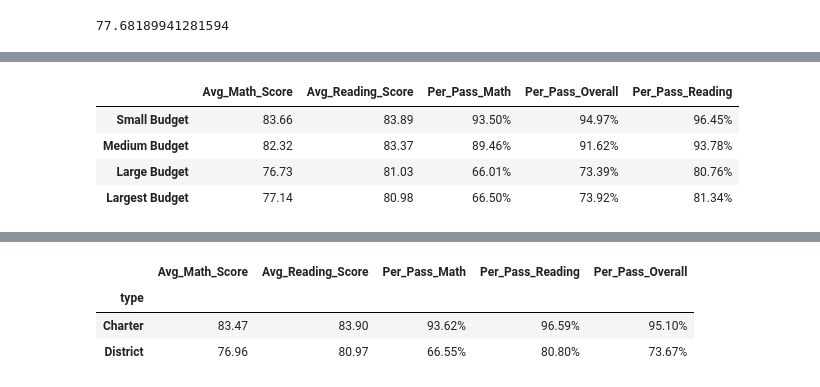
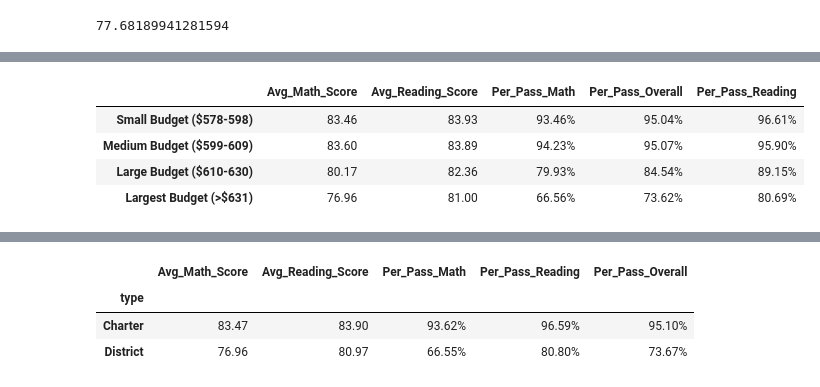
Before and after one commit to rontsung/academy-of-py, a Jupyter notebook: HW4/HW4.ipynb, the cells around one changed output, grey strips where cells are left out. Drawn from its saved outputs; the diff is of its cells as text; code cells hidden in the pictures.

```diff
--- a/HW4/HW4.ipynb
+++ b/HW4/HW4.ipynb
@@ -171,42 +148,42 @@ grade.mean()[["math_score"]]
 # %%
-interval = school_summary["budget"].max()/4
-least = school_summary["budget"].min()
-bin1 = school_summary.loc[school_summary["budget"]<=least+interval]
-bin2 = school_summary.loc[(school_summary["budget"]>(least+interval)) & (school_summary["budget"]<=least+2*interval)]
-bin3 = school_summary.loc[(school_summary["budget"]>(least+2* interval)) & (school_summary["budget"]<=least+3*interval)]
-bin4 = school_summary.loc[(school_summary["budget"]>(least+3* interval))]
+interval = 20 #(school_summary["Per_Student"].max()-school_summary["Per_Student"].min())/4
+least = school_summary["Per_Student"].min()
+bin1 = school_summary.loc[school_summary["Per_Student"]<=least+interval]
+bin2 = school_summary.loc[(school_summary["Per_Student"]>(least+interval)) & (school_summary["Per_Student"]<=least+2*interval)]
+bin3 = school_summary.loc[(school_summary["Per_Student"]>(least+2* interval)) & (school_summary["Per_Student"]<=least+3*interval)]
+bin4 = school_summary.loc[(school_summary["Per_Student"]>(least+3* interval))]
 new = pd.DataFrame({"Avg_Math_Score": [bin1["Avg_Math_Score"].mean(),
 bin2["Avg_Math_Score"].mean(),
 bin3["Avg_Math_Score"].mean(),
 bin4["Avg_Math_Score"].mean()],
 "Avg_Reading_Score":
 [bin1["Avg_Reading_Score"].mean(),
 bin2["Avg_Reading_Score"].mean(),
 bin3["Avg_Reading_Score"].mean(),
 bin4["Avg_Reading_Score"].mean()],
 "Per_Pass_Math":[
 bin1["Per_Pass_Math"].mean(),
 bin2["Per_Pass_Math"].mean(),
 bin3["Per_Pass_Math"].mean(),
 bin4["Per_Pass_Math"].mean()],
 "Per_Pass_Reading":[
 bin1["Per_Pass_Reading"].mean(),
 bin2["Per_Pass_Reading"].mean(),
 bin3["Per_Pass_Reading"].mean(),
 bin4["Per_Pass_Reading"].mean()],
 "Per_Pass_Overall":[
 bin1["Per_Pass_Overall"].mean(),
 bin2["Per_Pass_Overall"].mean(),
 bin3["Per_Pass_Overall"].mean(),
 bin4["Per_Pass_Overall"].mean()]})
-new.index = ["Small Budget", "Medium Budget", "Large Budget", "Largest Budget"]
-new.style.format({"Avg_Math_Score": "{:.2f}","Avg_Reading_Score": "{:.2f}","Per_Pass_Math": "{:.2f}%", "Per_Pass_Reading": "{:.2f}%","Per_Pass_Overall": "{:.2f}%"})#, "other":"{:<2.2f}"})
+new.index = ["Small Budget ($578-598)", "Medium Budget ($599-609)", "Large Budget ($610-630)", "Largest Budget (>$631)"]
+new.style.format({"Avg_Math_Score": "{:.2f}","Avg_Reading_Score": "{:.2f}","Per_Pass_Math": "{:.2f}%", "Per_Pass_Reading": "{:.2f}%","Per_Pass_Overall": "{:.2f}%"})
 # %% [output]
 |  | Avg_Math_Score | Avg_Reading_Score | Per_Pass_Math | Per_Pass_Overall | Per_Pass_Reading |
-| Small Budget | 83.66 | 83.89 | 93.50% | 94.97% | 96.45% |
-| Medium Budget | 82.32 | 83.37 | 89.46% | 91.62% | 93.78% |
-| Large Budget | 76.73 | 81.03 | 66.01% | 73.39% | 80.76% |
-| Largest Budget | 77.14 | 80.98 | 66.50% | 73.92% | 81.34% |
+| Small Budget ($578-598) | 83.46 | 83.93 | 93.46% | 95.04% | 96.61% |
+| Medium Budget ($599-609) | 83.60 | 83.89 | 94.23% | 95.07% | 95.90% |
+| Large Budget ($610-630) | 80.17 | 82.36 | 79.93% | 84.54% | 89.15% |
+| Largest Budget (>$631) | 76.96 | 81.00 | 66.56% | 73.62% | 80.69% |
 # %%
 small = school_summary.loc[school_summary["size"]<=1000]
 medium = school_summary.loc[(school_summary["size"]>1000) & (school_summary["size"]<=3000)]
```
Also changed, not shown: parts of 16 cells of this notebook, 3 other files.
